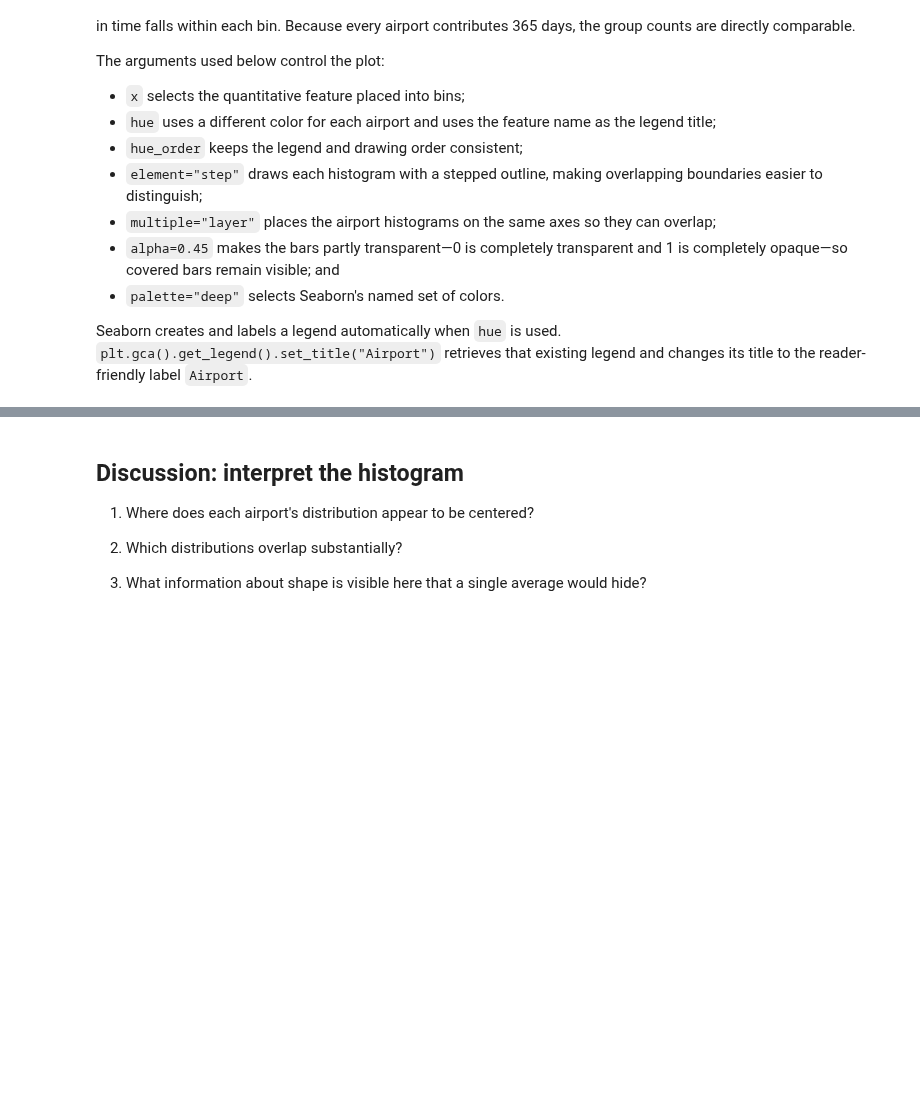
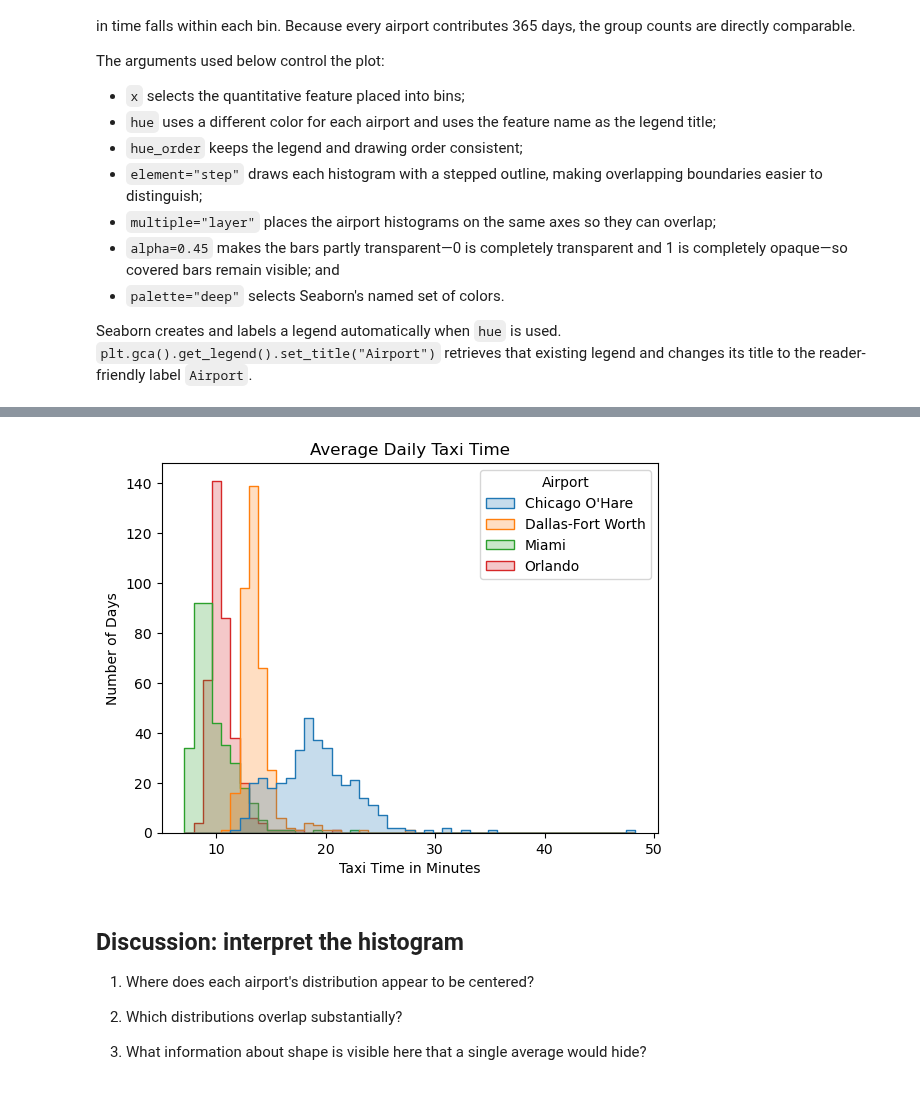
Before and after one commit to Chelsea-Myers/Data_Visualization_and_Modeling_Campus, a Jupyter notebook: week02/lecture/Lecture - Comparing Distributions Across Groups.ipynb, the cells around one changed output, grey strips where cells are left out. Drawn from its saved outputs; the diff is of its cells as text; code cells hidden in the pictures; blank space fills up the shorter version.

```diff
--- a/week02/lecture/Lecture - Comparing Distributions Across Groups.ipynb
+++ b/week02/lecture/Lecture - Comparing Distributions Across Groups.ipynb
@@ -128,3 +268,19 @@ Seaborn creates and labels a legend automatically when `hue` is used. `plt.gca()
+# %%
+sns.histplot(data=comparison,
+             x='mean_taxi_in_min',
+             hue='airport',
+             element='step',
+             multiple='layer',
+             hue_order=airport_order)
+
+
+plt.title('Average Daily Taxi Time')
+plt.xlabel('Taxi Time in Minutes')
+plt.ylabel('Number of Days')
+plt.gca().get_legend().set_title('Airport')
+plt.show()
+# %% [output]
+[figure, added]
 # %% [markdown]
 ## Discussion: interpret the histogram
 
```
Also changed, not shown: parts of 28 cells of this notebook, 1 other file.
